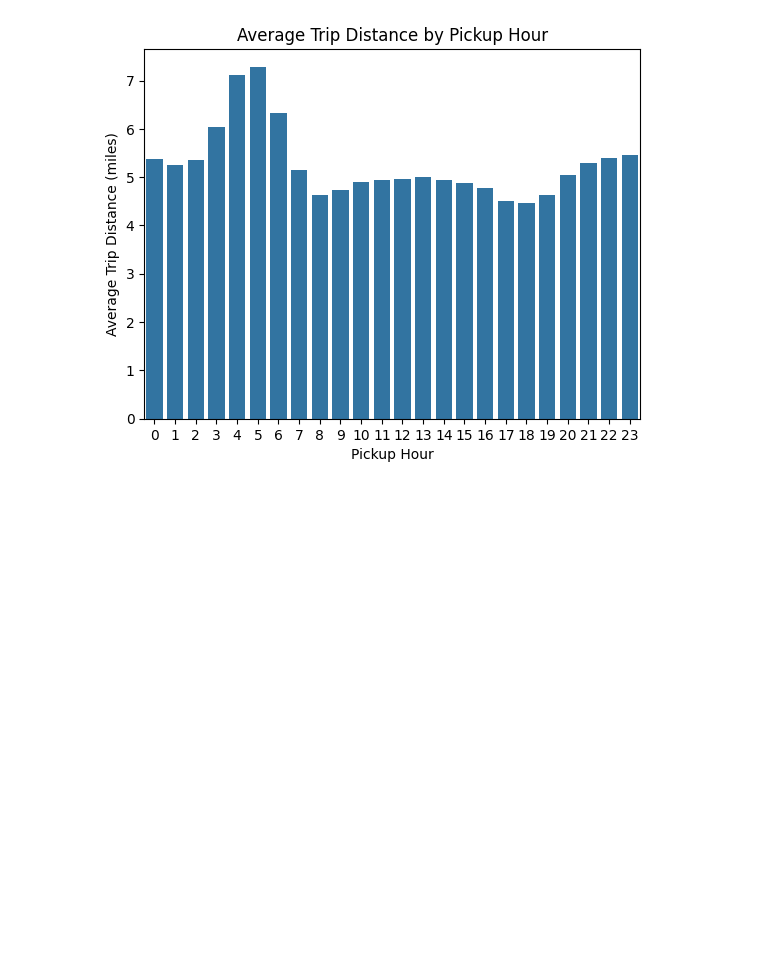
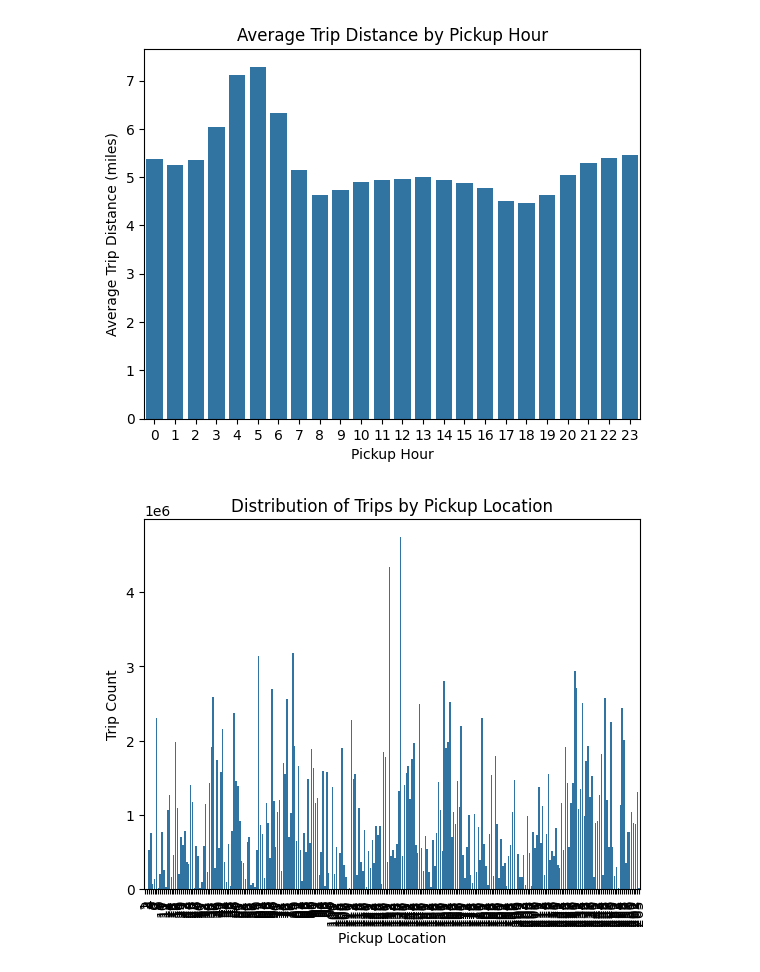
Before and after one commit to 4ct1o/nyc-tlc-interactive-heatmap, a Jupyter notebook: 02_notebooks/01_eda.ipynb, the cells around one changed output. Saved outputs shown, nothing was run; the diff lists cells and outputs as text; code cells hidden in the pictures; blank space fills up the shorter version.

Commit message:
Zones csv added

```diff
--- a/02_notebooks/01_eda.ipynb
+++ b/02_notebooks/01_eda.ipynb
@@ -100,3 +100,24 @@ plt.xticks(range(0, 24))
 plt.show()
 # %% [output]
 [figure]
+# %%
+# Trip count by pickup location
+
+location_ids = pd.read_csv('../01_docs/03_guides/taxi_zone_lookup.csv')
+
+trip_count_by_pickup_location = con.execute(
+"""
+SELECT COUNT(*) AS trip_count,
+       pickup_location
+FROM trip_data
+GROUP BY pickup_location
+""").df()
+# %%
+sns.barplot(data=trip_count_by_pickup_location, x='pickup_location', y='trip_count')
+plt.title('Distribution of Trips by Pickup Location')
+plt.xlabel('Pickup Location')
+plt.ylabel('Trip Count')
+plt.xticks(rotation=90)
+plt.show()
+# %% [output]
+[figure, added]
```
